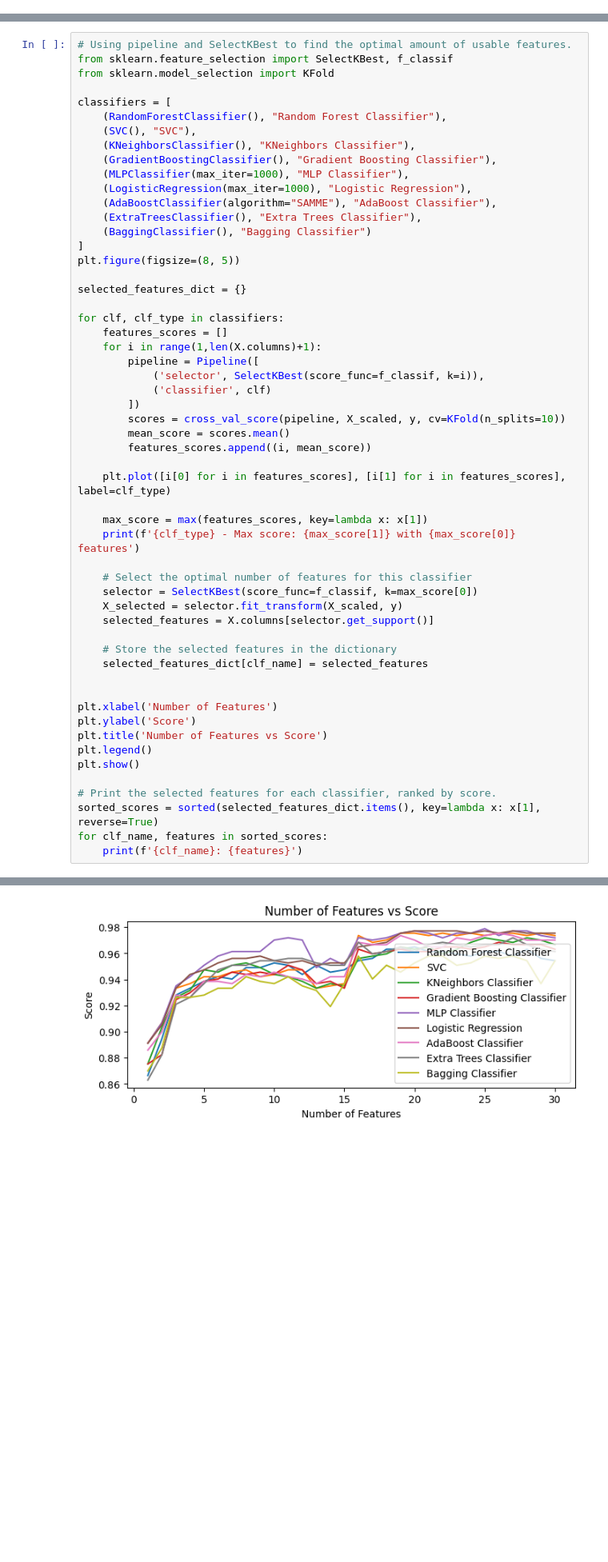
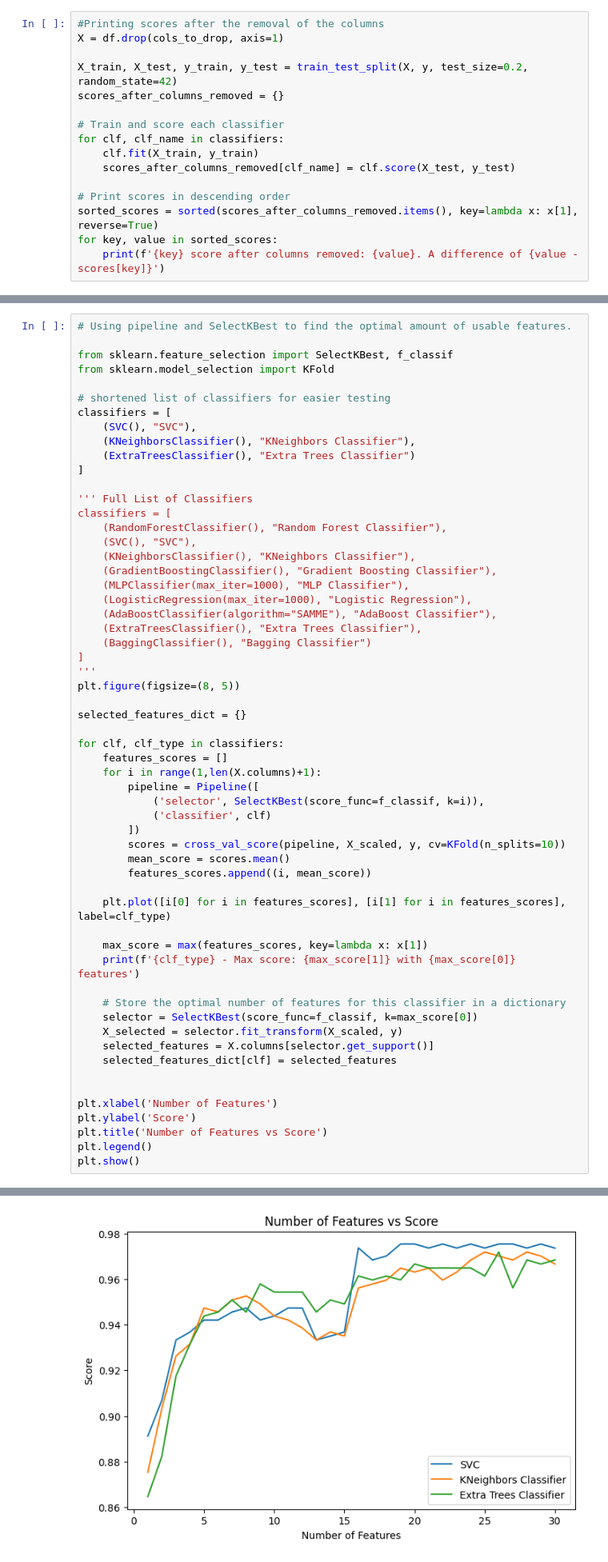
Before and after one commit to DenisBrice/MLProject, a Jupyter notebook: ML_jupyter.ipynb, the cells around one changed output, grey strips where cells are left out. Shown at 80% size. Saved outputs shown, nothing was run; the diff lists cells and outputs as text; blank space fills up the shorter version.

```diff
--- a/ML_jupyter.ipynb
+++ b/ML_jupyter.ipynb
@@ -187,0 +240,16 @@ RandomForestRegressor score: 0.8545146413363904
+# %%
+#Printing scores after the removal of the columns
+X = df.drop(cols_to_drop, axis=1)
+
+X_train, X_test, y_train, y_test = train_test_split(X, y, test_size=0.2, random_state=42)
+scores_after_columns_removed = {}
+
+# Train and score each classifier
+for clf, clf_name in classifiers:
+    clf.fit(X_train, y_train)
+    scores_after_columns_removed[clf_name] = clf.score(X_test, y_test)
+
+# Print scores in descending order
+sorted_scores = sorted(scores_after_columns_removed.items(), key=lambda x: x[1], reverse=True)
+for key, value in sorted_scores:
+    print(f'{key} score after columns removed: {value}. A difference of {value - scores[key]}')
@@ -216,8 +298,17 @@ ExtraTreesClassifier score before removing features: 0.9666045645086166
 # %%
 # Using pipeline and SelectKBest to find the optimal amount of usable features.
+
 from sklearn.feature_selection import SelectKBest, f_classif
 from sklearn.model_selection import KFold
 
+# shortened list of classifiers for easier testing
+classifiers = [
+    (SVC(), "SVC"),
+    (KNeighborsClassifier(), "KNeighbors Classifier"),
+    (ExtraTreesClassifier(), "Extra Trees Classifier")
+]
+
+''' Full List of Classifiers
 classifiers = [
     (RandomForestClassifier(), "Random Forest Classifier"),
     (SVC(), "SVC"),
@@ -229,6 +320,7 @@ classifiers = [
     (ExtraTreesClassifier(), "Extra Trees Classifier"),
     (BaggingClassifier(), "Bagging Classifier")
 ]
+'''
 plt.figure(figsize=(8, 5))
 
 selected_features_dict = {}
@@ -249,13 +341,11 @@ for clf, clf_type in classifiers:
     max_score = max(features_scores, key=lambda x: x[1])
     print(f'{clf_type} - Max score: {max_score[1]} with {max_score[0]} features')
 
-    # Select the optimal number of features for this classifier
+    # Store the optimal number of features for this classifier in a dictionary
     selector = SelectKBest(score_func=f_classif, k=max_score[0])
     X_selected = selector.fit_transform(X_scaled, y)
     selected_features = X.columns[selector.get_support()]
-
-    # Store the selected features in the dictionary
-    selected_features_dict[clf_name] = selected_features
+    selected_features_dict[clf] = selected_features
 
 
 plt.xlabel('Number of Features')
@@ -263,9 +353,4 @@ plt.ylabel('Score')
 plt.title('Number of Features vs Score')
 plt.legend()
 plt.show()
-
-# Print the selected features for each classifier, ranked by score.
-sorted_scores = sorted(selected_features_dict.items(), key=lambda x: x[1], reverse=True)
-for clf_name, features in sorted_scores:
-    print(f'{clf_name}: {features}')
 # %% [output]
@@ -281 +360 @@ Bagging Classifier - Max score: 0.9578947368421054 with 25 features
-[figure, old version]
+[figure, new version]
```
Also changed, not shown: parts of 27 cells of this notebook, 3 other files.
